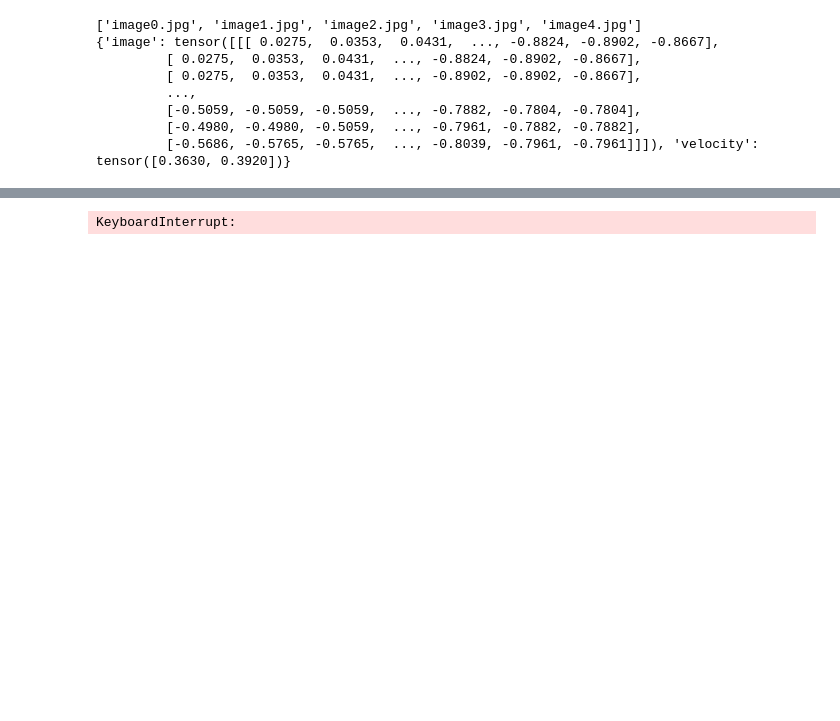
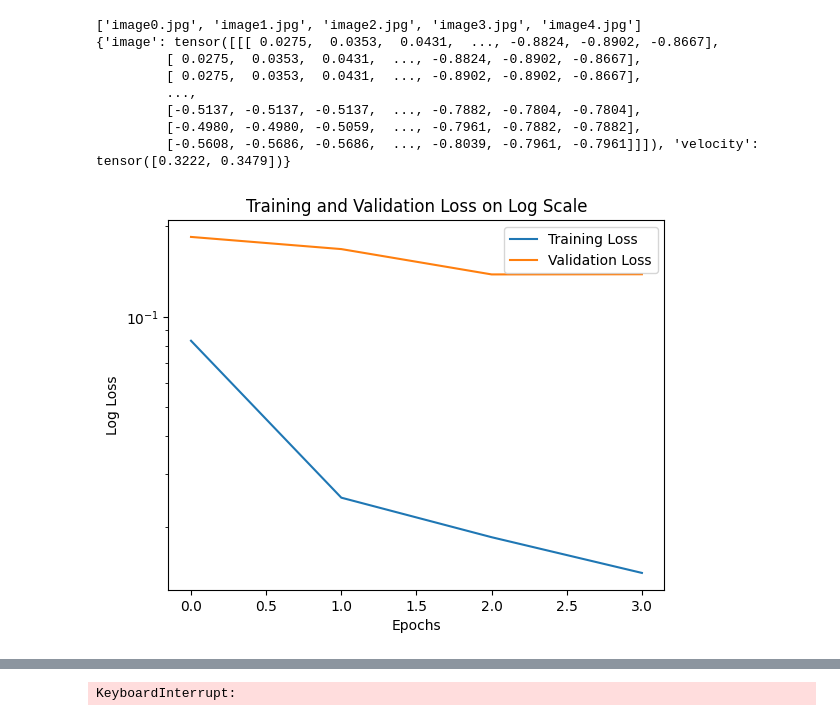
Before and after one commit to kpollackhinds/Autonomous-Driving-Project, a Jupyter notebook: path_tracking/mobileNetV3_training.ipynb, the cells around one changed output, grey strips where cells are left out. Saved outputs shown, nothing was run; the diff lists cells and outputs as text; code cells hidden in the pictures; blank space fills up the shorter version.

Commit message:
adjusted training process

```diff
--- a/path_tracking/mobileNetV3_training.ipynb
+++ b/path_tracking/mobileNetV3_training.ipynb
@@ -12,6 +12,5 @@ from IPython.display import clear_output
 import numpy as np
 import os
 # %%
-print(os.getcwd())
-velocity_path = '../data/straight'
+velocity_path = '../data'
 normalized_velocities, _ = combine_and_normalize_velocity_files(velocity_path)
@@ -34,12 +31,13 @@ type: float64
 None
 # %%
 data_transform = transforms.Compose([
+    transforms.Resize(224), #mobilenet expects this size input
     transforms.Grayscale(num_output_channels=1),  # Convert to grayscale
     transforms.ToTensor(),  # Convert image to tensor
-    transforms.Normalize(mean=[0.5], std=[0.5])  # Normalize to ImageNet standards
+    transforms.Normalize(mean=[0.5], std=[0.5])  # Normalize
 ])
 # %%
-image_folder_path = '../data/straight'
+image_folder_path = '../data'
 # Assuming 'normalized_velocities' and 'image_folder_path' are already defined
 full_dataset = PathFollowingDataset(image_folder_path, normalized_velocities, transform=data_transform)
 
@@ -57,16 +55,16 @@ print(full_dataset[1])
          [ 0.0275,  0.0353,  0.0431,  ..., -0.8824, -0.8902, -0.8667],
          [ 0.0275,  0.0353,  0.0431,  ..., -0.8902, -0.8902, -0.8667],
          ...,
-         [-0.5059, -0.5059, -0.5059,  ..., -0.7882, -0.7804, -0.7804],
+         [-0.5137, -0.5137, -0.5137,  ..., -0.7882, -0.7804, -0.7804],
          [-0.4980, -0.4980, -0.5059,  ..., -0.7961, -0.7882, -0.7882],
-         [-0.5686, -0.5765, -0.5765,  ..., -0.8039, -0.7961, -0.7961]]]), 'velocity': tensor([0.3630, 0.3920])}
+         [-0.5608, -0.5686, -0.5686,  ..., -0.8039, -0.7961, -0.7961]]]), 'velocity': tensor([0.3222, 0.3479])}
 # %%
 
 # Define the DataLoaders for each dataset
 train_loader = DataLoader(train_dataset, batch_size=32, shuffle=True, num_workers=4)
 val_loader = DataLoader(val_dataset, batch_size=32, shuffle=False, num_workers=4)
 # %%
-model = getMobileNet(isPretrained=True)
+model = getMobileNet(isPretrained=False)
 device = torch.device("cuda" if torch.cuda.is_available() else "cpu")
 model.to(device)
 
@@ -123,4 +176,5 @@ def train_and_validate_model(model, train_dataloader, val_dataloader, criterion,
     print('Finished Training and Validation')
 # %%
-train_and_validate_model(model, train_loader, val_loader, criterion, optimizer)
+train_and_validate_model(model, train_loader, val_loader, criterion, optimizer, num_epochs=75)
 # %% [output]
+[figure, added]
```
Also changed, not shown: parts of 5 cells of this notebook, 8 other files.
